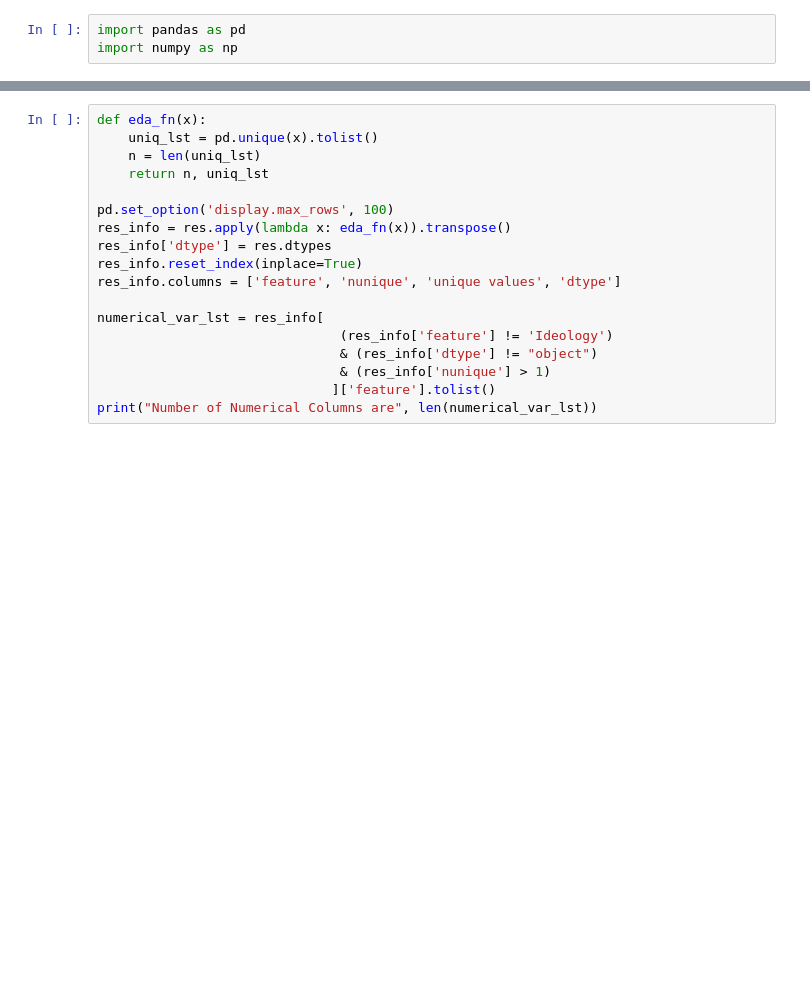
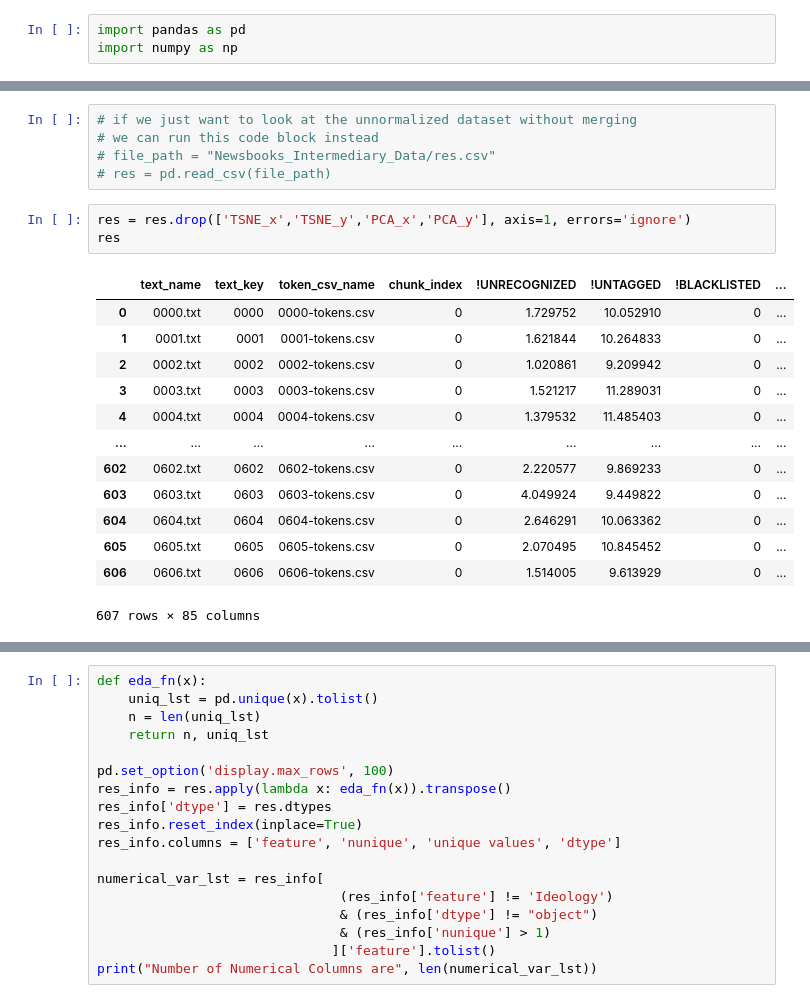
Before and after one commit to QiyunC/36490-Research-Project, a Jupyter notebook: Feature_Selection_36490.ipynb, the cells around one changed output, grey strips where cells are left out. Cells and saved outputs as stored; diff of their text form; blank space fills up the shorter version.

```diff
--- a/Feature_Selection_36490.ipynb
+++ b/Feature_Selection_36490.ipynb
@@ -23,0 +24,22 @@ Columns that exist in old csv but not in new one ['Notes', 'Newsbooks Issue', 't
+# %%
+# if we just want to look at the unnormalized dataset without merging
+# we can run this code block instead
+# file_path = "Newsbooks_Intermediary_Data/res.csv"
+# res = pd.read_csv(file_path)
+# %%
+res = res.drop(['TSNE_x','TSNE_y','PCA_x','PCA_y'], axis=1, errors='ignore')
+res
+# %% [output]
+|  | text_name | text_key | token_csv_name | chunk_index | !UNRECOGNIZED | !UNTAGGED | !BLACKLISTED | ... |
+| 0 | 0000.txt | 0000 | 0000-tokens.csv | 0 | 1.729752 | 10.052910 | 0 | ... |
+| 1 | 0001.txt | 0001 | 0001-tokens.csv | 0 | 1.621844 | 10.264833 | 0 | ... |
+| 2 | 0002.txt | 0002 | 0002-tokens.csv | 0 | 1.020861 | 9.209942 | 0 | ... |
+| 3 | 0003.txt | 0003 | 0003-tokens.csv | 0 | 1.521217 | 11.289031 | 0 | ... |
+| 4 | 0004.txt | 0004 | 0004-tokens.csv | 0 | 1.379532 | 11.485403 | 0 | ... |
+| ... | ... | ... | ... | ... | ... | ... | ... | ... |
+| 602 | 0602.txt | 0602 | 0602-tokens.csv | 0 | 2.220577 | 9.869233 | 0 | ... |
+| 603 | 0603.txt | 0603 | 0603-tokens.csv | 0 | 4.049924 | 9.449822 | 0 | ... |
+| 604 | 0604.txt | 0604 | 0604-tokens.csv | 0 | 2.646291 | 10.063362 | 0 | ... |
+| 605 | 0605.txt | 0605 | 0605-tokens.csv | 0 | 2.070495 | 10.845452 | 0 | ... |
+| 606 | 0606.txt | 0606 | 0606-tokens.csv | 0 | 1.514005 | 9.613929 | 0 | ... |
+607 rows × 85 columns
```
Also changed, not shown: parts of 10 cells of this notebook.
